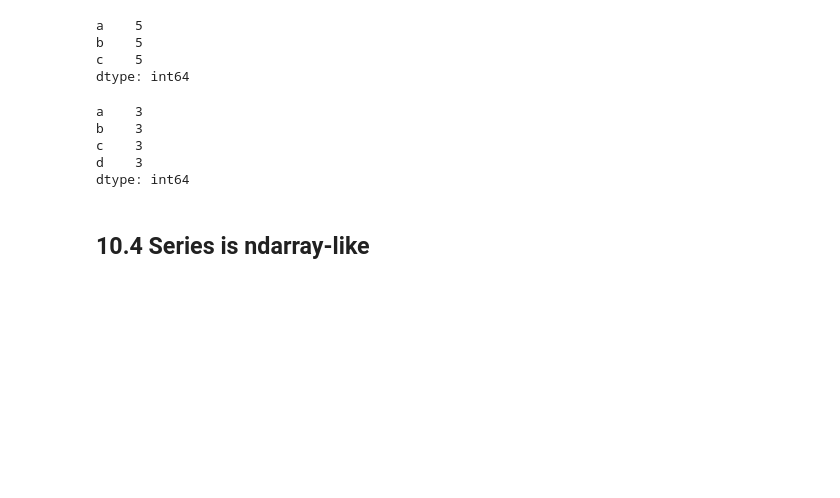
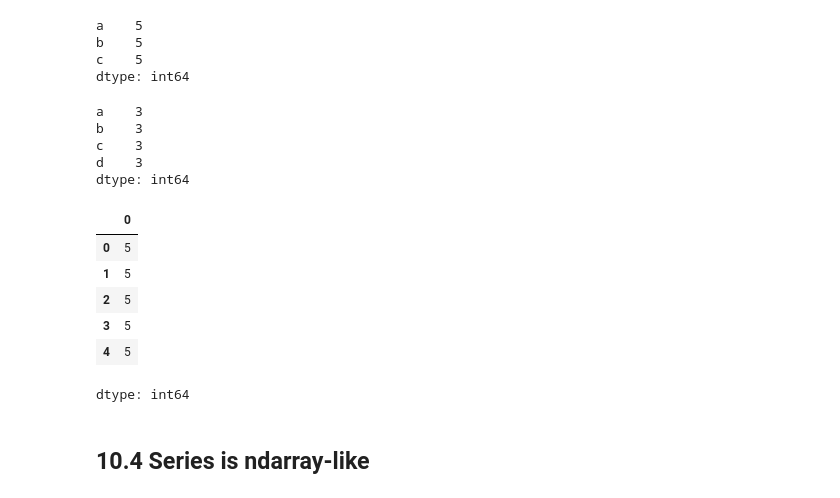
Before and after one commit to apa97/Week1-Intro-to-Python, a Jupyter notebook: Introduction_to_Python.ipynb, the cells around one changed output. Saved outputs shown, nothing was run; the diff lists cells and outputs as text; code cells hidden in the pictures; blank space fills up the shorter version.

Commit message:
Finished 20/20 examples

```diff
--- a/Introduction_to_Python.ipynb
+++ b/Introduction_to_Python.ipynb
@@ -1218,6 +1290,18 @@ b    3
 c    3
 d    3
 dtype: int64
+# %%
+# New Example 19, Series creation from a scalar value
+import pandas as pd
+pd.Series(5, index=[0, 1, 2, 3, 4])
+# %% [output]
+|  | 0 |
+| 0 | 5 |
+| 1 | 5 |
+| 2 | 5 |
+| 3 | 5 |
+| 4 | 5 |
+dtype: int64
 # %% [markdown]
 ## 10.4 Series is ndarray-like
 # %% [markdown]
```
Also changed, not shown: parts of 9 cells of this notebook.
